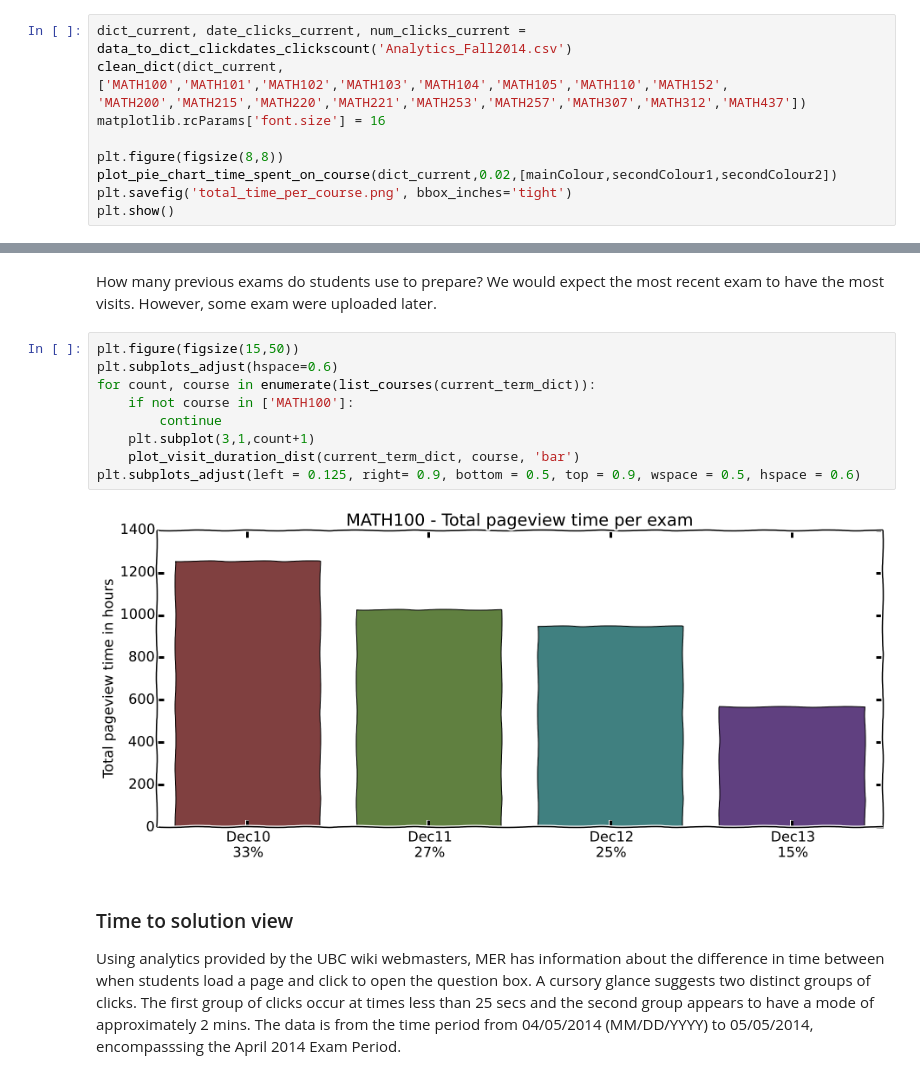
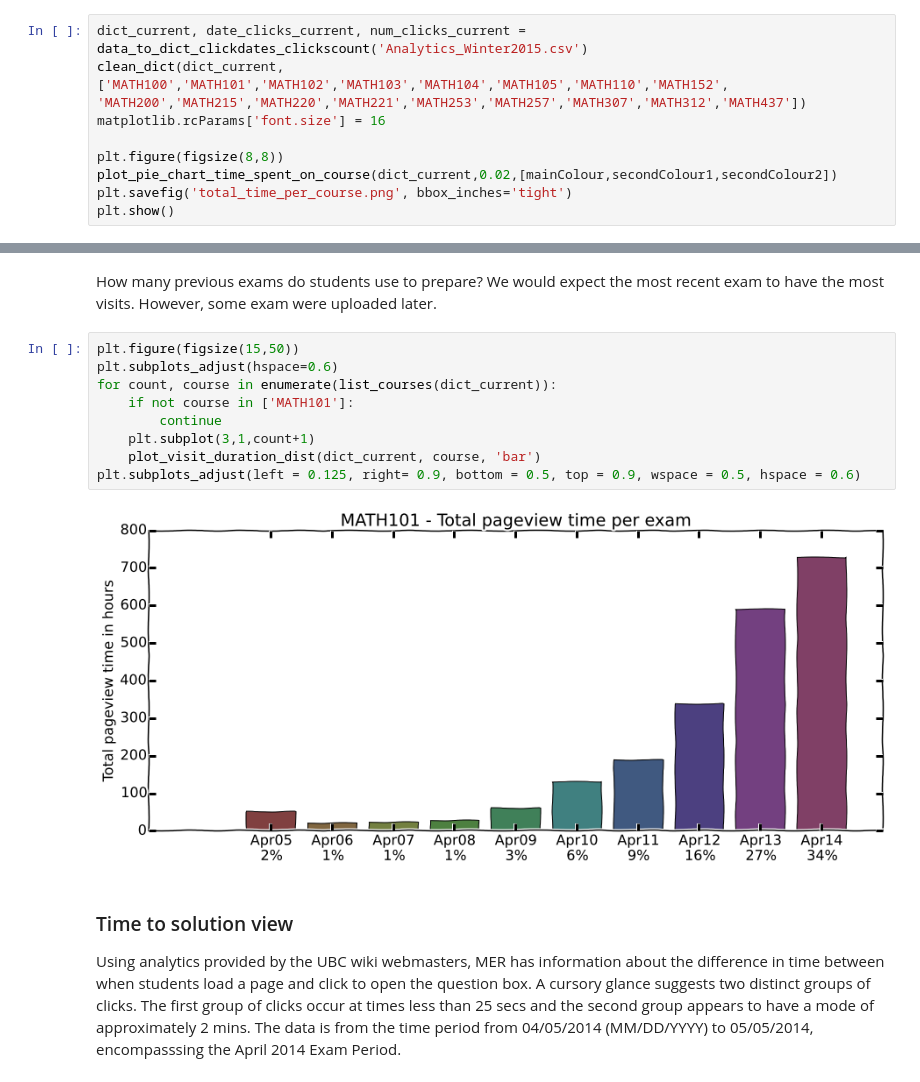
Before and after one commit to MathEducationResources/google-analytics, a Jupyter notebook: mer_py_google_analytics.ipynb, the cells around one changed output, grey strips where cells are left out. Saved outputs shown, nothing was run; the diff lists cells and outputs as text.

Commit message:
Update with data from Winter 2015.

```diff
--- a/mer_py_google_analytics.ipynb
+++ b/mer_py_google_analytics.ipynb
@@ -73,7 +73,7 @@ handles, labels = ax.get_legend_handles_labels(); plt.savefig('total_number_of_c
 # %% [markdown]
 ### Current Term
 # %%
-dict_current, date_clicks_current, num_clicks_current = data_to_dict_clickdates_clickscount('Analytics_Fall2014.csv')
+dict_current, date_clicks_current, num_clicks_current = data_to_dict_clickdates_clickscount('Analytics_Winter2015.csv')
 clean_dict(dict_current, ['MATH100','MATH101','MATH102','MATH103','MATH104','MATH105','MATH110','MATH152', 'MATH200','MATH215','MATH220','MATH221','MATH253','MATH257','MATH307','MATH312','MATH437'])
 matplotlib.rcParams['font.size'] = 16
 
@@ -101,14 +101,14 @@ How many previous exams do students use to prepare? We would expect the most rec
 # %%
 plt.figure(figsize(15,50))
 plt.subplots_adjust(hspace=0.6)
-for count, course in enumerate(list_courses(current_term_dict)):
-    if not course in ['MATH100']:
+for count, course in enumerate(list_courses(dict_current)):
+    if not course in ['MATH101']:
         continue
     plt.subplot(3,1,count+1)
-    plot_visit_duration_dist(current_term_dict, course, 'bar')
+    plot_visit_duration_dist(dict_current, course, 'bar')
 plt.subplots_adjust(left = 0.125, right= 0.9, bottom = 0.5, top = 0.9, wspace = 0.5, hspace = 0.6)
 # %% [output]
-[figure, old version]
+[figure, new version]
 # %% [markdown]
 ### Time to solution view
 
```
Also changed, not shown: parts of 1 cell of this notebook, 11 other files.
